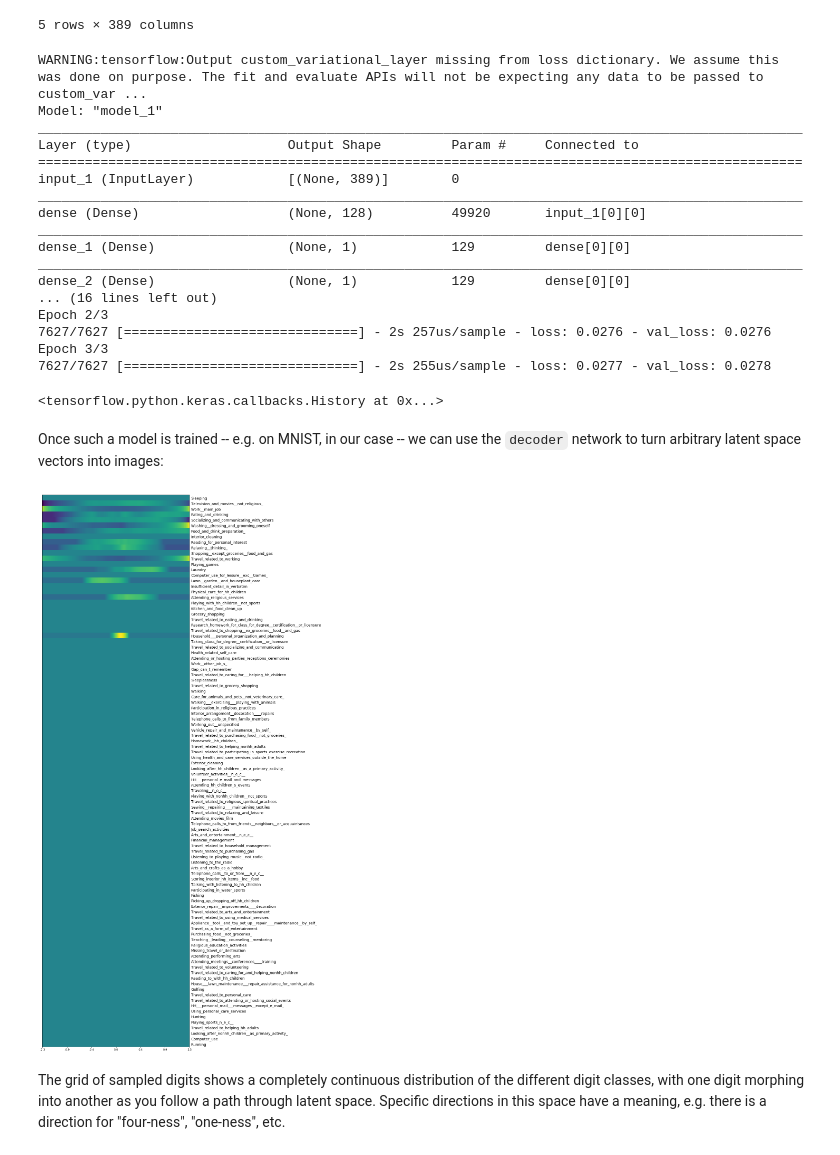
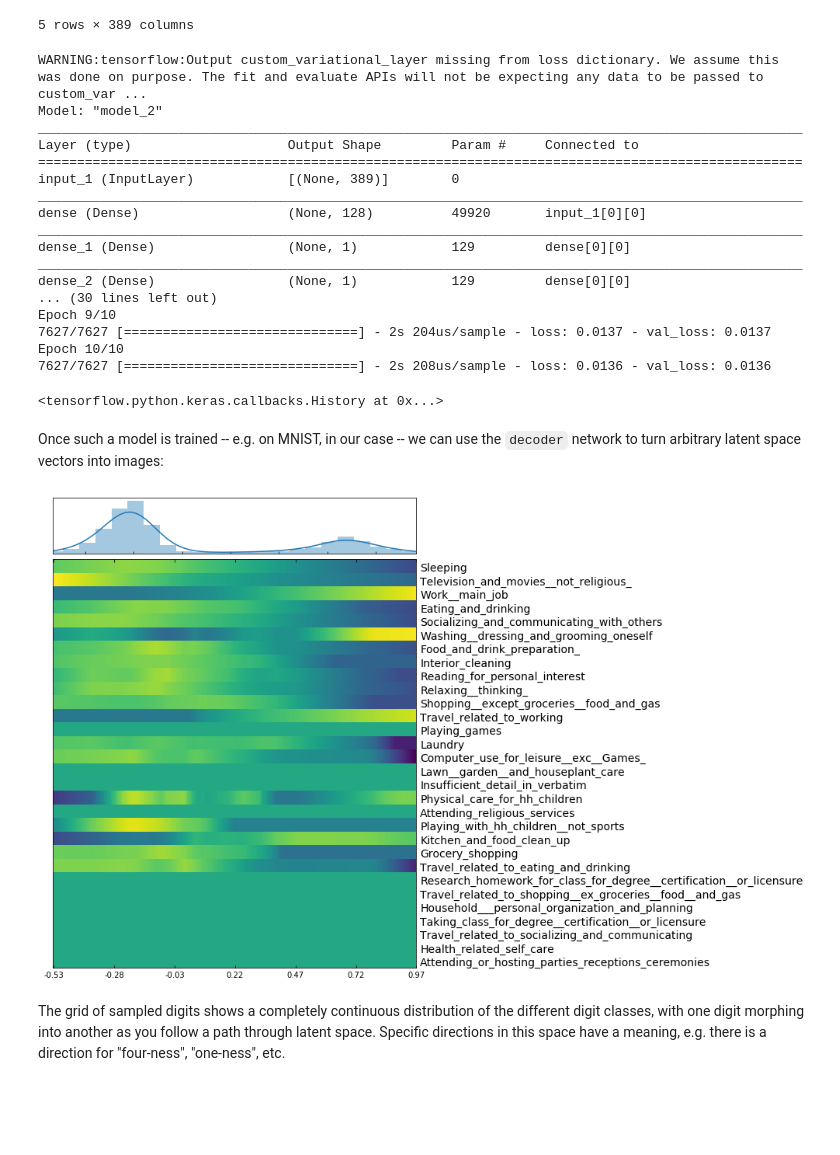
Before and after one commit to yaniv256/VAEs-in-Economics, a Jupyter notebook: Notebooks/Time_use_shares_with_vaes.ipynb, the cells around one changed output. Saved outputs shown, nothing was run; the diff lists cells and outputs as text; code cells hidden in the pictures; blank space fills up the shorter version.

```diff
--- a/Notebooks/Time_use_shares_with_vaes.ipynb
+++ b/Notebooks/Time_use_shares_with_vaes.ipynb
@@ -115,6 +115,8 @@ def sampling(args):
     return z_mean + K.exp(z_log_var) * epsilon
 
 z = layers.Lambda(sampling)([z_mean, z_log_var])
+
+encoder = Model(input_img,z_mean)
 # %% [markdown]
 
 This is the decoder implementation: we reshape the vector `z` to the dimensions of an image, then we use a few convolution layers to obtain a final
@@ -194,12 +196,12 @@ x_test = x_test.astype('float32') / minutes_in_day
 
 vae.fit(x=x_train, y=None,
         shuffle=True,
-        epochs=3,
+        epochs=10,
         batch_size=batch_size,
         validation_data=(x_test, None))
 # %% [output]
 WARNING:tensorflow:Output custom_variational_layer missing from loss dictionary. We assume this was done on purpose. The fit and evaluate APIs will not be expecting any data to be passed to custom_var ...
-Model: "model_1"
+Model: "model_2"
 __________________________________________________________________________________________________
 Layer (type)                    Output Shape         Param #     Connected to
 ==================================================================================================
@@ -210,11 +212,11 @@ ________________________________________________________________________________
 dense_1 (Dense)                 (None, 1)            129         dense[0][0]
 __________________________________________________________________________________________________
 dense_2 (Dense)                 (None, 1)            129         dense[0][0]
-... (16 lines left out)
-Epoch 2/3
-7627/7627 [==============================] - 2s 257us/sample - loss: 0.0276 - val_loss: 0.0276
-Epoch 3/3
-7627/7627 [==============================] - 2s 255us/sample - loss: 0.0277 - val_loss: 0.0278
+... (30 lines left out)
+Epoch 9/10
+7627/7627 [==============================] - 2s 204us/sample - loss: 0.0137 - val_loss: 0.0137
+Epoch 10/10
+7627/7627 [==============================] - 2s 208us/sample - loss: 0.0136 - val_loss: 0.0136
 <tensorflow.python.keras.callbacks.History at 0x...>
 # %% [markdown]
 
@@ -226,44 +228,69 @@ from scipy.stats import norm
 from sklearn.preprocessing import StandardScaler
 
 def plot_types(decoder, n_type = 200, each_hight = 15, approx_width=400,
-               n_activity =  100, lowest= 0.01, highest = 0.99, figsize=(10, 40),
+               n_activity =  30, lowest_percentile= 1,
+               highest_percentile = 99, figsize=(10, 10),
                cmap='viridis'):
+
+  # definitions for the axes
+  left, width = 0.1, 0.65
+  bottom, height = 0.1, 0.75
+  spacing = 0.0
+
+  rect_scatter = [left, bottom, width, height]
+  rect_histx = [left, bottom + height + spacing, width, 0.1]
+
+  # start with a rectangular Figure
+  plt.figure(figsize=figsize)
+
+  ax_scatter = plt.axes(rect_scatter)
+  ax_scatter.tick_params(direction='in', top=True, right=True)
+  ax_histx = plt.axes(rect_histx)
+  ax_histx.tick_params(direction='in', labelbottom=False)
 
   each_width = np.int(np.ceil(approx_width/n_type))
   figure = np.zeros((each_hight*n_activity,n_type*each_width))
   # Linearly spaced coordinates on the unit square were transformed
   # through the inverse CDF (ppf) of the Gaussian
   # to produce values of the latent variables z,
   # since the prior of the latent space is Gaussian
 
-  grid_x = norm.ppf(np.linspace(lowest, highest, n_type))
+  encoded_data=encoder.predict(ts/minutes_in_day)
+
+  lowest=np.percentile(encoded_data, lowest_percentile)
+  highest=np.percentile(encoded_data, highest_percentile)
+
+  grid_x = np.linspace(lowest, highest, n_type)
 
   for i, xi in enumerate(grid_x):
       z_sample = np.array([[xi]])
       x_decoded = decoder.predict(z_sample)
       figure[0:n_activity*each_hight,i*each_width : (i + 1)*each_width] = \
       np.repeat(x_decoded[0,0:n_activity],each_hight).reshape(n_activity*each_hight,1)
 
   figure=np.transpose(figure)
   scaler = StandardScaler()
   figure=scaler.fit_transform(figure)
   figure=np.transpose(figure)
 
-  plt.figure(figsize=figsize)
-  plt.imshow(figure, cmap=cmap)
+  ax_scatter.imshow(figure, cmap=cmap)
 
   for i in range(n_activity):
-    plt.text(1.01*n_type*each_width,0.8*each_hight+i*each_hight, ts.columns[i], fontsize=14)
+    ax_scatter.text(1.01*n_type*each_width,0.8*each_hight+i*each_hight, ts.columns[i], fontsize=14)
 
   n_xlabels=7
-  plt.xticks( np.linspace(0,len(grid_x)*each_width,n_xlabels),
-            np.round(norm.ppf(np.linspace(lowest, highest, n_xlabels)),decimals=1) )
-  plt.yticks([])
+  ax_scatter.set_xticks( np.linspace(0,len(grid_x)*each_width,n_xlabels))
+  ax_scatter.set_xticklabels(np.round(np.linspace(lowest, highest, n_xlabels),
+                                      decimals=2))
+  ax_scatter.set_yticks([])
+  ax_histx.set_yticks([])
+
+  distplot(encoded_data,ax=ax_histx).set_xlim(lowest,highest)
   plt.show()
 
-plot_types(decoder)
+plot_types(decoder);
 # %% [output]
-[figure, old version]
+[figure, new version]
 # %% [markdown]
 The grid of sampled digits shows a completely continuous distribution of the different digit classes, with one digit morphing into another
 as you follow a path through latent space. Specific directions in this space have a meaning, e.g. there is a direction for "four-ness",
```
Also changed, not shown: parts of 5 cells of this notebook.
